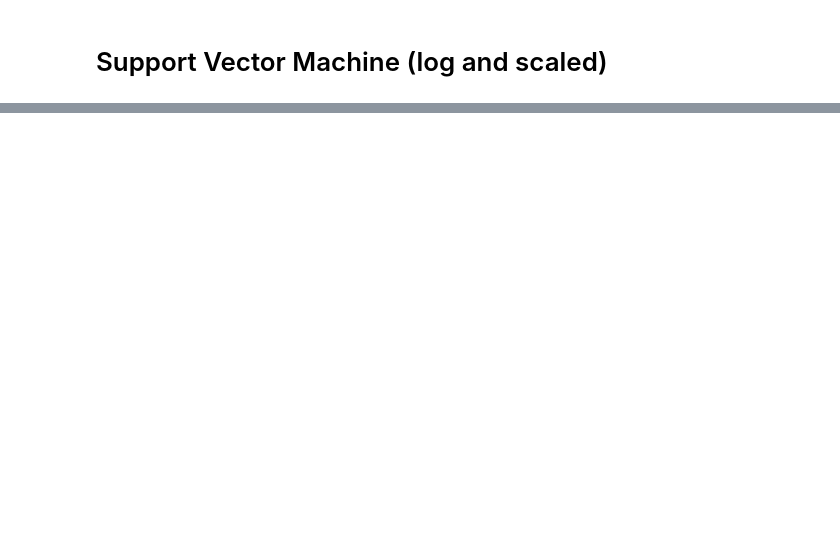
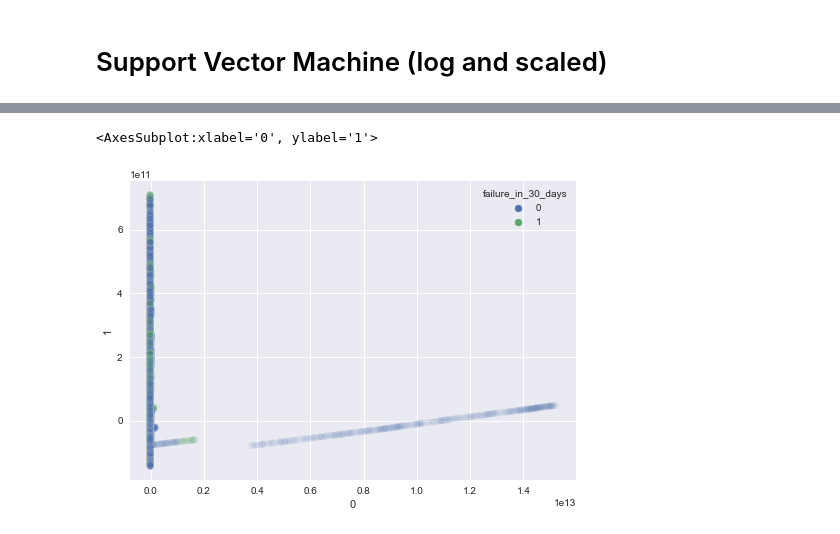
Before and after one commit to wcmphysics/DataScienceBootcamp-Capstone, a Jupyter notebook: notebooks/cmw_modeling.ipynb, the cells around one changed output, grey strips where cells are left out. Drawn from its saved outputs; the diff is of its cells as text; code cells hidden in the pictures; blank space fills up the shorter version.

```diff
--- a/notebooks/cmw_modeling.ipynb
+++ b/notebooks/cmw_modeling.ipynb
@@ -866,0 +872,7 @@ Total nSV = 1061
+# %%
+pc = PCA()
+pca = pc.fit(X_train)
+print(pca.explained_variance_ratio_)
+print(pca.singular_values_)
+X_pca = pca.transform(X_train)
+plt.plot(pca.singular_values_)
@@ -866,0 +894,5 @@ Total nSV = 1061
+# %%
+sns.scatterplot(data=pd.concat([pd.DataFrame(X_pca), y_train], axis=1), x=0, y=1, hue="failure_in_30_days", alpha=0.05)
+# %% [output]
+<AxesSubplot:xlabel='0', ylabel='1'>
+[figure, added]
```
Also changed, not shown: parts of 12 cells of this notebook.
